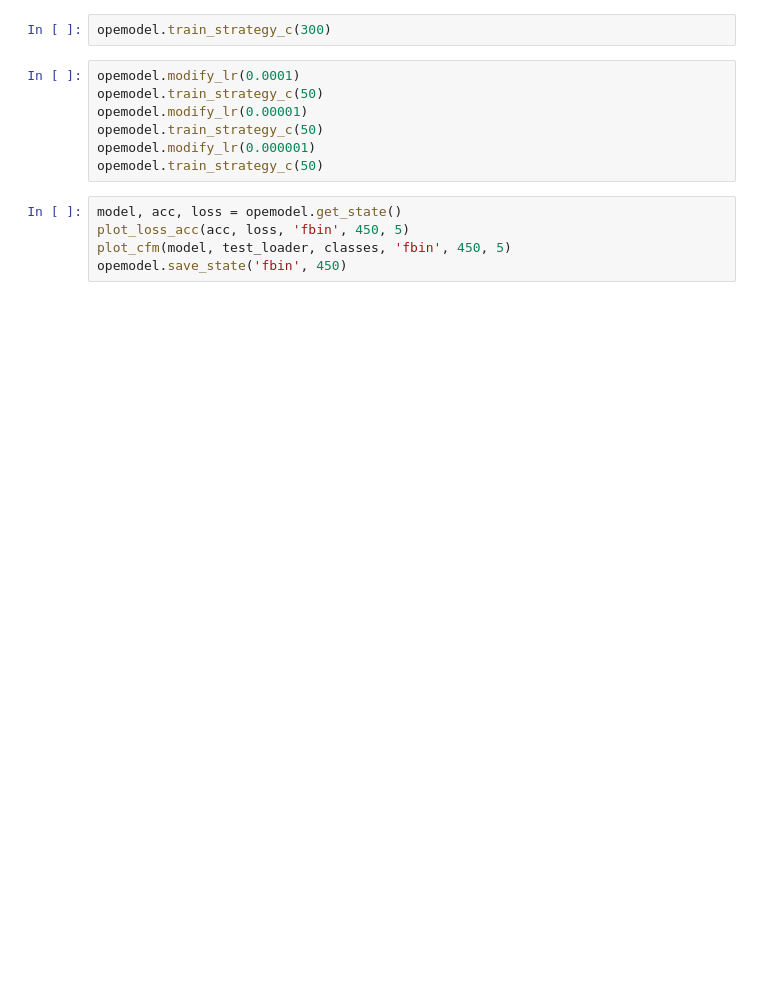
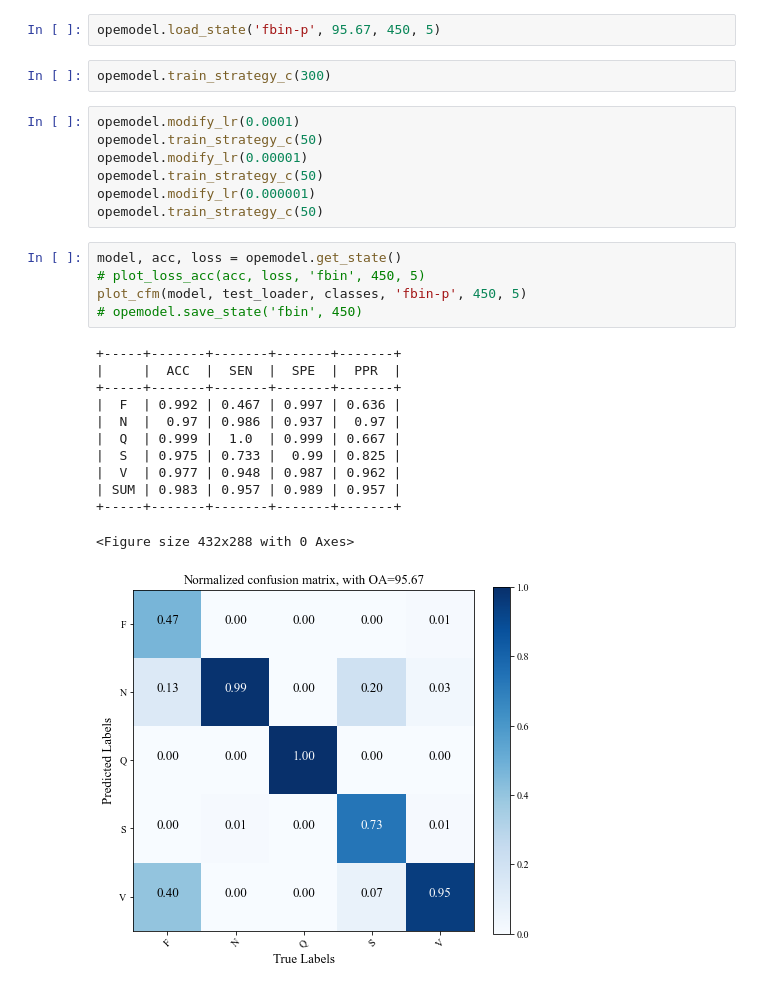
Before and after one commit to Christyao-ada/ECG-Bianrized, a Jupyter notebook: src/BiECGNet.ipynb, the cells around one changed output. Saved outputs shown, nothing was run; the diff lists cells and outputs as text; blank space fills up the shorter version.

```diff
--- a/src/BiECGNet.ipynb
+++ b/src/BiECGNet.ipynb
@@ -15,6 +15,8 @@ loader = Loader(classCount=5)
 classes, train_loader, test_loader = loader.loader()
 device = torch.device("cuda" if torch.cuda.is_available() else "cpu")
 opemodel = OpeModel(model, device, lr=0.001, trLoader=train_loader, teLoader=test_loader)
+# %%
+opemodel.load_state('fbin-p', 95.67, 450, 5)
 # %%
 opemodel.train_strategy_c(300)
 # %%
@@ -26,6 +28,19 @@ opemodel.modify_lr(0.000001)
 opemodel.train_strategy_c(50)
 # %%
 model, acc, loss = opemodel.get_state()
-plot_loss_acc(acc, loss, 'fbin', 450, 5)
-plot_cfm(model, test_loader, classes, 'fbin', 450, 5)
-opemodel.save_state('fbin', 450)
+# plot_loss_acc(acc, loss, 'fbin', 450, 5)
+plot_cfm(model, test_loader, classes, 'fbin-p', 450, 5)
+# opemodel.save_state('fbin', 450)
+# %% [output]
++-----+-------+-------+-------+-------+
+|     |  ACC  |  SEN  |  SPE  |  PPR  |
++-----+-------+-------+-------+-------+
+|  F  | 0.992 | 0.467 | 0.997 | 0.636 |
+|  N  |  0.97 | 0.986 | 0.937 |  0.97 |
+|  Q  | 0.999 |  1.0  | 0.999 | 0.667 |
+|  S  | 0.975 | 0.733 |  0.99 | 0.825 |
+|  V  | 0.977 | 0.948 | 0.987 | 0.962 |
+| SUM | 0.983 | 0.957 | 0.989 | 0.957 |
++-----+-------+-------+-------+-------+
+<Figure size 432x288 with 0 Axes>
+[figure, added]
```
Also changed, not shown: 10 other files.
